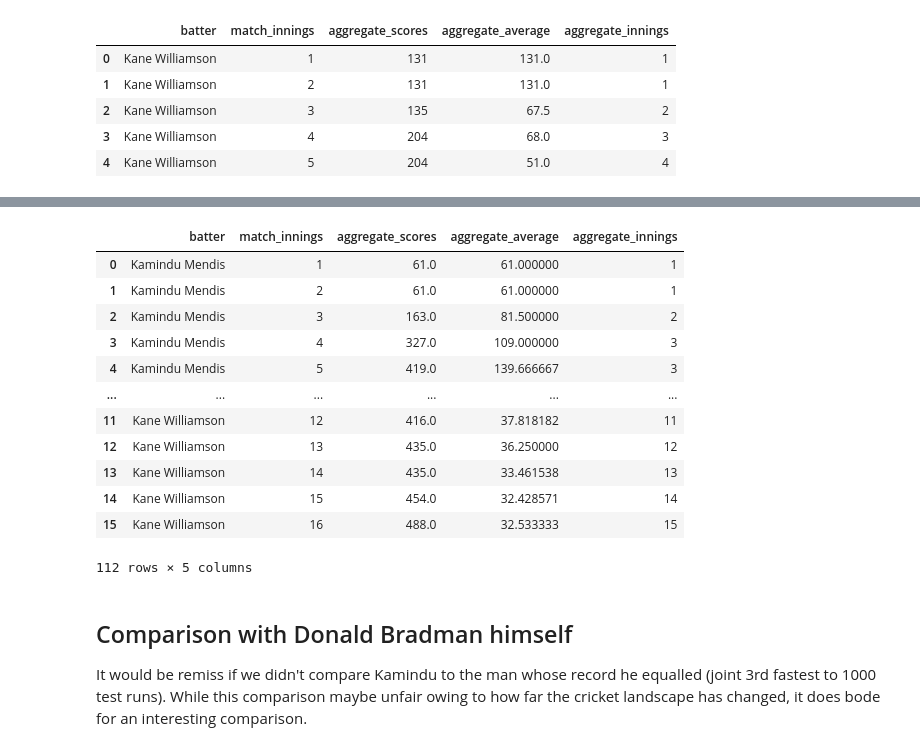
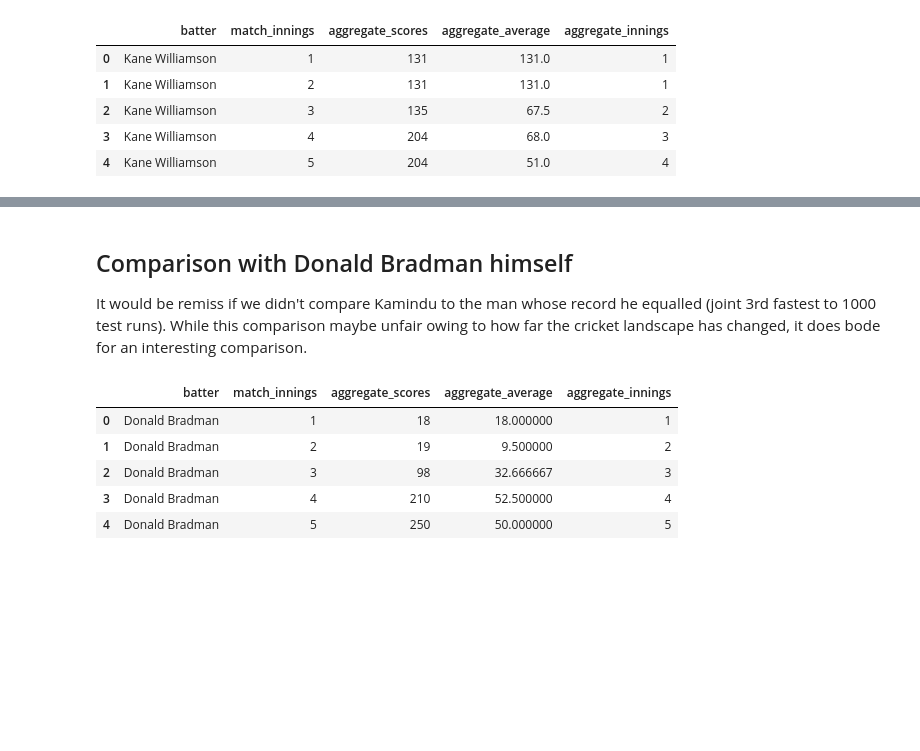
Before and after one commit to sahanfern/kamindu_test_match_data_analysis, a Jupyter notebook: kamindu_analysis.ipynb, the cells around one changed output, grey strips where cells are left out. Drawn from its saved outputs; the diff is of its cells as text; code cells hidden in the pictures; blank space fills up the shorter version.

```diff
--- a/kamindu_analysis.ipynb
+++ b/kamindu_analysis.ipynb
@@ -461,17 +453,0 @@ batter_aggregate_stats
-# %%
-batter_aggregate_stats = batter_aggregate_stats.drop(columns=['level_0','index'])
-batter_aggregate_stats
-# %% [output]
-|  | batter | match_innings | aggregate_scores | aggregate_average | aggregate_innings |
-| 0 | Kamindu Mendis | 1 | 61.0 | 61.000000 | 1 |
-| 1 | Kamindu Mendis | 2 | 61.0 | 61.000000 | 1 |
-| 2 | Kamindu Mendis | 3 | 163.0 | 81.500000 | 2 |
-| 3 | Kamindu Mendis | 4 | 327.0 | 109.000000 | 3 |
-| 4 | Kamindu Mendis | 5 | 419.0 | 139.666667 | 3 |
-| ... | ... | ... | ... | ... | ... |
-| 11 | Kane Williamson | 12 | 416.0 | 37.818182 | 11 |
-| 12 | Kane Williamson | 13 | 435.0 | 36.250000 | 12 |
-| 13 | Kane Williamson | 14 | 435.0 | 33.461538 | 13 |
-| 14 | Kane Williamson | 15 | 454.0 | 32.428571 | 14 |
-| 15 | Kane Williamson | 16 | 488.0 | 32.533333 | 15 |
-112 rows × 5 columns
@@ -481,3 +455,17 @@ batter_aggregate_stats.to_csv("kamindu_aggregate_stats.csv",index=False)
 ## Comparison with Donald Bradman himself
 
 It would be remiss if we didn't compare Kamindu to the man whose record he equalled (joint 3rd fastest to 1000 test runs). While this comparison maybe unfair owing to how far the cricket landscape has changed, it does bode for an interesting comparison.
+# %%
+#Don Bradman's best test year (with 5 or more tests) -> 1948 1025 runs at 113.88 avg
+#Don Bradman's first 8 test match score list
+bradman_score_list = [18,1,79,112,40,58,123,'37*',8,131,254,1,334,'DNB',14,'DNB']
+#Creating a dataframe for Donald Bradman for aggregate stats of his first 8 test matches
+bradman_aggregate_stats = batter_aggregate_stats_calc('Donald Bradman',bradman_score_list)
+bradman_aggregate_stats.head()
+# %% [output]
+|  | batter | match_innings | aggregate_scores | aggregate_average | aggregate_innings |
+| 0 | Donald Bradman | 1 | 18 | 18.000000 | 1 |
+| 1 | Donald Bradman | 2 | 19 | 9.500000 | 2 |
+| 2 | Donald Bradman | 3 | 98 | 32.666667 | 3 |
+| 3 | Donald Bradman | 4 | 210 | 52.500000 | 4 |
+| 4 | Donald Bradman | 5 | 250 | 50.000000 | 5 |
```
Also changed, not shown: parts of 7 cells of this notebook, 2 other files.
